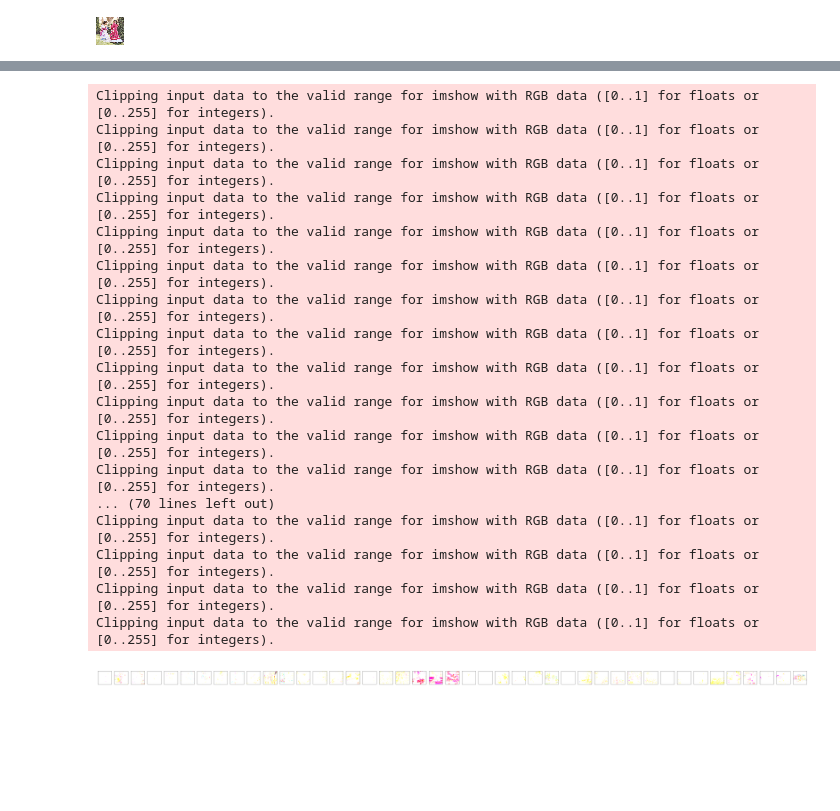
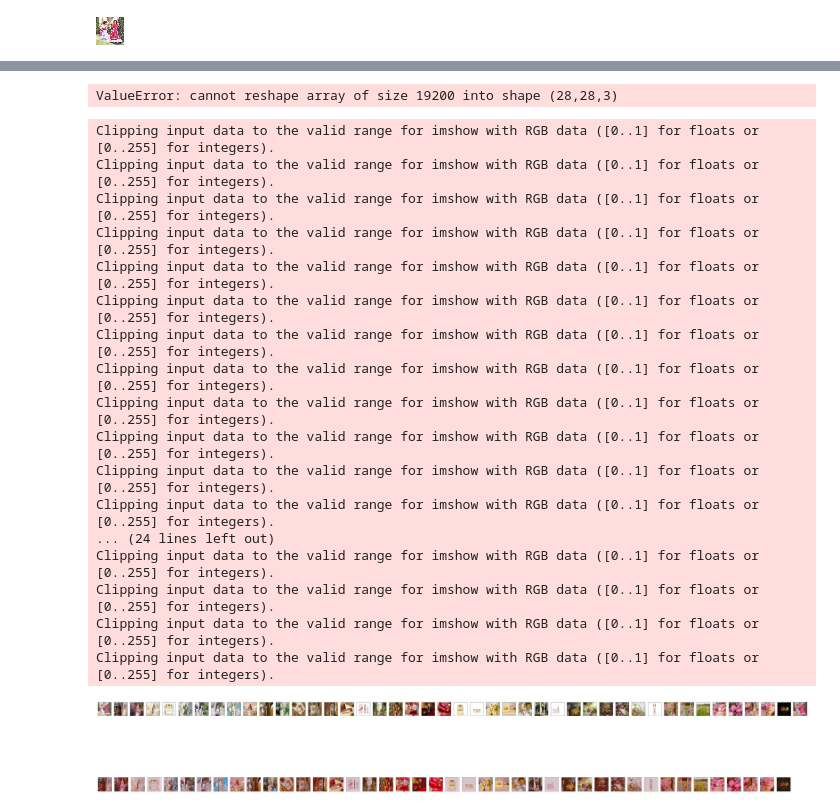
Before and after one commit to denisdunn/estee_lauder, a Jupyter notebook: Autoencoder_denis.ipynb, the cells around one changed output, grey strips where cells are left out. Saved outputs shown, nothing was run; the diff lists cells and outputs as text; code cells hidden in the pictures; blank space fills up the shorter version.

```diff
--- a/Autoencoder_denis.ipynb
+++ b/Autoencoder_denis.ipynb
@@ -102,7 +102,7 @@ true_valid_generator =true_datagen.flow_from_directory(
         batch_size=1,
         class_mode='categorical')
 # %%
-IMG_SIZE=80
+IMG_SIZE=224
 # %%
 for features, label in training_data:
     X.append(features)
@@ -433,7 +432,7 @@ decoded = Dense(785, activation = 'sigmoid')(x)
 autoencoder = Model(input_img, decoded)
 autoencoder.compile(optimizer='adam', loss="mse")
 # %%
-Input_img = Input(shape=(80, 80, 3))
+Input_img = Input(shape=(224,224, 3))
 
 #encoding architecture
 x1 = Conv2D(64, (3, 3), activation='relu', padding='same')(Input_img)
@@ -511,7 +511,9 @@ autoencoder.save('autoencoder_loss_10.h5')
 # %%
-test=autoencoder.predict(X[1].reshape(-1,28,28,3))
+test=autoencoder.predict(Y[1].reshape(-1,8,28,3))
+# %% [output]
+ValueError: cannot reshape array of size 19200 into shape (28,28,3)
 # %%
-decoded_imgs = autoencoder.predict(X)
+decoded_imgs = autoencoder.predict(Y)
 
 n = 43
 plt.figure(figsize=(80, 16))
@@ -519,37 +521,37 @@ for i in range(n):
     # display original
     ax = plt.subplot(2, n+1, i+1)
     #ax = plt.subplot(2, n, i + n)
-    plt.imshow(np.array(X[i]).reshape(80, 80,3))
+    plt.imshow(np.array(Y[i]).reshape(224, 224,3))
     #plt.imshow(X[i])
     plt.gray()
     ax.get_xaxis().set_visible(False)
     ax.get_yaxis().set_visible(False)
     ax = plt.subplot(2, n+1, i+1)
     # display reconstruction
-    #ax = plt.subplot(2, n, i + n)
-    plt.imshow(np.array(decoded_imgs[i]).reshape(80, 80,3))
+    ax = plt.subplot(2, n, i + n)
+    plt.imshow(np.array(decoded_imgs[i]).reshape(224, 224,3))
     plt.gray()
     ax.get_xaxis().set_visible(False)
     ax.get_yaxis().set_visible(False)
 plt.show()
 # %% [output]
 Clipping input data to the valid range for imshow with RGB data ([0..1] for floats or [0..255] for integers).
 Clipping input data to the valid range for imshow with RGB data ([0..1] for floats or [0..255] for integers).
 Clipping input data to the valid range for imshow with RGB data ([0..1] for floats or [0..255] for integers).
 Clipping input data to the valid range for imshow with RGB data ([0..1] for floats or [0..255] for integers).
 Clipping input data to the valid range for imshow with RGB data ([0..1] for floats or [0..255] for integers).
 Clipping input data to the valid range for imshow with RGB data ([0..1] for floats or [0..255] for integers).
 Clipping input data to the valid range for imshow with RGB data ([0..1] for floats or [0..255] for integers).
 Clipping input data to the valid range for imshow with RGB data ([0..1] for floats or [0..255] for integers).
 Clipping input data to the valid range for imshow with RGB data ([0..1] for floats or [0..255] for integers).
 Clipping input data to the valid range for imshow with RGB data ([0..1] for floats or [0..255] for integers).
 Clipping input data to the valid range for imshow with RGB data ([0..1] for floats or [0..255] for integers).
 Clipping input data to the valid range for imshow with RGB data ([0..1] for floats or [0..255] for integers).
-... (70 lines left out)
+... (24 lines left out)
 Clipping input data to the valid range for imshow with RGB data ([0..1] for floats or [0..255] for integers).
 Clipping input data to the valid range for imshow with RGB data ([0..1] for floats or [0..255] for integers).
 Clipping input data to the valid range for imshow with RGB data ([0..1] for floats or [0..255] for integers).
 Clipping input data to the valid range for imshow with RGB data ([0..1] for floats or [0..255] for integers).
-[figure, old version]
+[figure, new version]
 # %%
 array_to_img(autoencoder.predict(np.array(X[1].reshape(1,28,28,1))))
```
Also changed, not shown: parts of 9 cells of this notebook, 20 other files.
